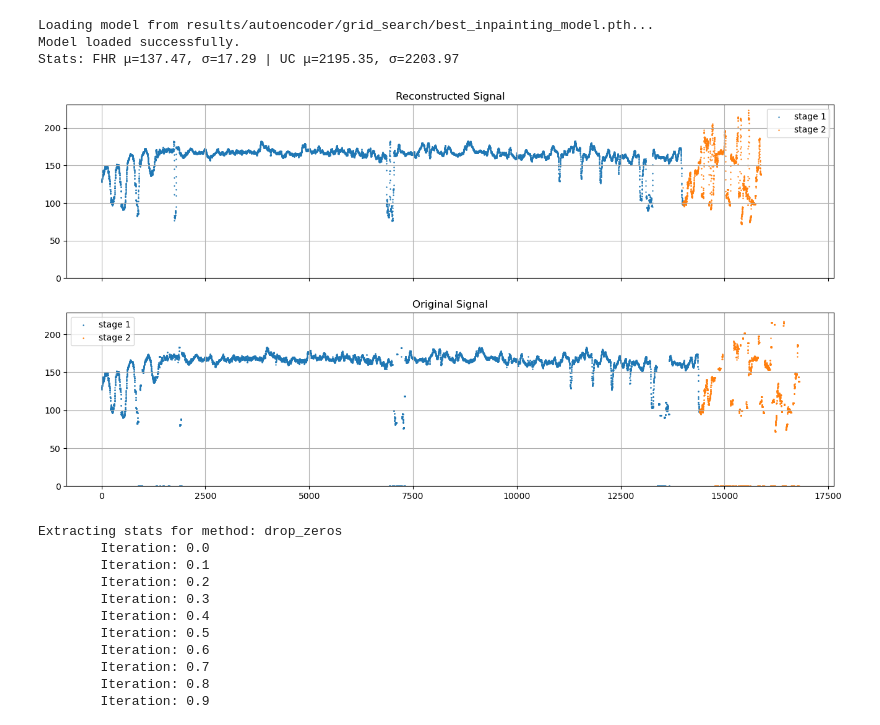
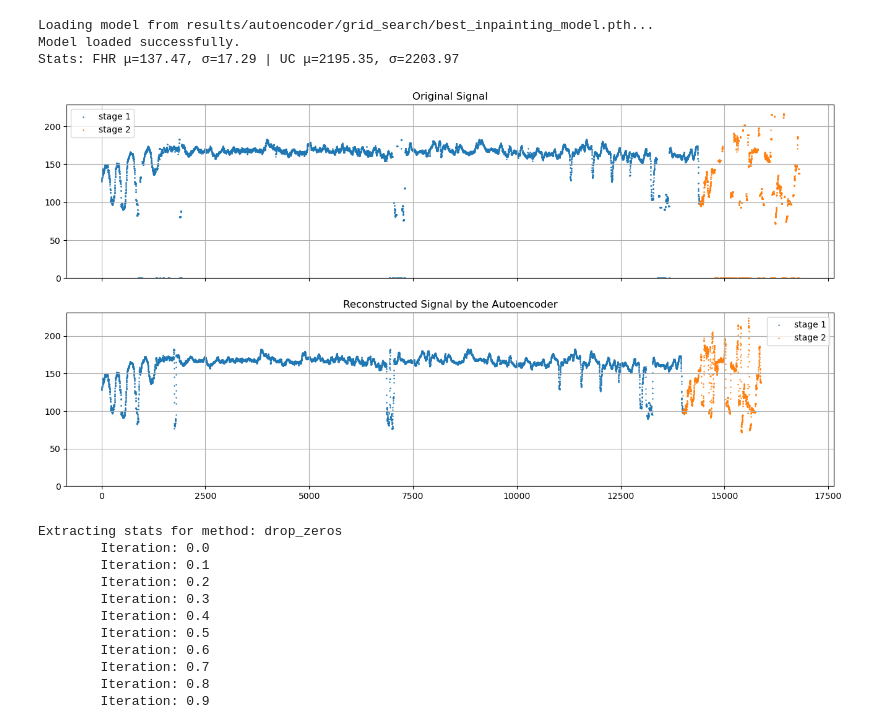
Before and after one commit to KonstantinosVard/Classification-of-cardiotocographic-signals-based-on-HRV, a Jupyter notebook: 4)zero_handling.ipynb, the cells around one changed output. Saved outputs shown, nothing was run; the diff lists cells and outputs as text; code cells hidden in the pictures.

```diff
--- a/4)zero_handling.ipynb
+++ b/4)zero_handling.ipynb
@@ -235,7 +235,7 @@ Stats: FHR μ=137.47, σ=17.29 | UC μ=2195.35, σ=2203.97
 # visualizing one sample
 
 method = "drop_long_then_autoencoder"
-avail = list(all_processed_datasets['drop_long_then_interpolate']['0.15_data'].keys())
+avail = list(all_processed_datasets['drop_long_then_autoencoder']['0.15_data'].keys())
 sample = avail[1]
 selected_stage = "stage_1"
 # %%
@@ -247,26 +247,28 @@ original_2 = all_data['0.15_data'][sample]["stage_2"]['fhr']
 # %%
 MARKER_SIZE = 0.5
 
 fig, axes = plt.subplots(nrows=2, sharex=True, figsize=(16,8))
 
-axes[0].scatter(np.arange(len(test_1)), test_1, s=MARKER_SIZE, label="stage 1")
-axes[0].scatter(np.arange(len(test_1), len(test_2)+len(test_1)), test_2, s=MARKER_SIZE, label="stage 2")
+axes[1].scatter(np.arange(len(test_1)), test_1, s=MARKER_SIZE, label="stage 1")
+axes[1].scatter(np.arange(len(test_1), len(test_2)+len(test_1)), test_2, s=MARKER_SIZE, label="stage 2")
+
+axes[1].grid()
+axes[1].set_ylim(0)
+axes[1].legend(loc="best")
+axes[1].set_title("Reconstructed Signal by the Autoencoder")
+
+axes[0].scatter(np.arange(len(original_1)), original_1, s=MARKER_SIZE, label="stage 1")
+axes[0].scatter(np.arange(len(original_1), len(original_2)+len(original_1)), original_2, s=MARKER_SIZE, label="stage 2")
+
+axes[0].set_ylim(0)
+axes[0].legend(loc="best")
+axes[0].set_title("Original Signal")
 
 axes[0].grid()
-axes[0].set_ylim(0)
-axes[0].legend(loc="best")
-axes[0].set_title("Reconstructed Signal")
 
-axes[1].scatter(np.arange(len(original_1)), original_1, s=MARKER_SIZE, label="stage 1")
-axes[1].scatter(np.arange(len(original_1), len(original_2)+len(original_1)), original_2, s=MARKER_SIZE, label="stage 2")
-
-axes[1].set_ylim(0)
-axes[1].legend(loc="best")
-axes[1].set_title("Original Signal")
-
-axes[1].grid()
+plt.savefig("plots/signal_recon.png", bbox_inches ="tight")
 # %% [output]
-[figure, old version]
+[figure, new version]
 # %%
 feature_rows = []
 
```
Also changed, not shown: 5 other files.
